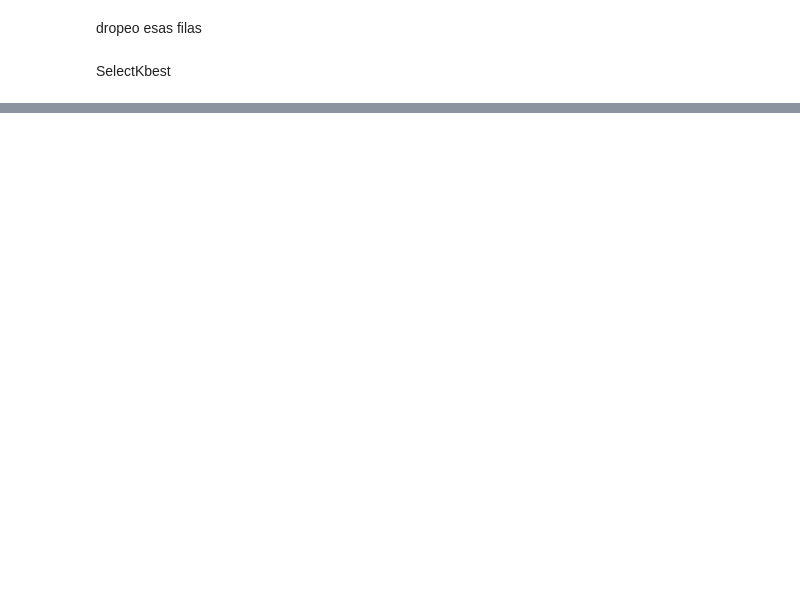
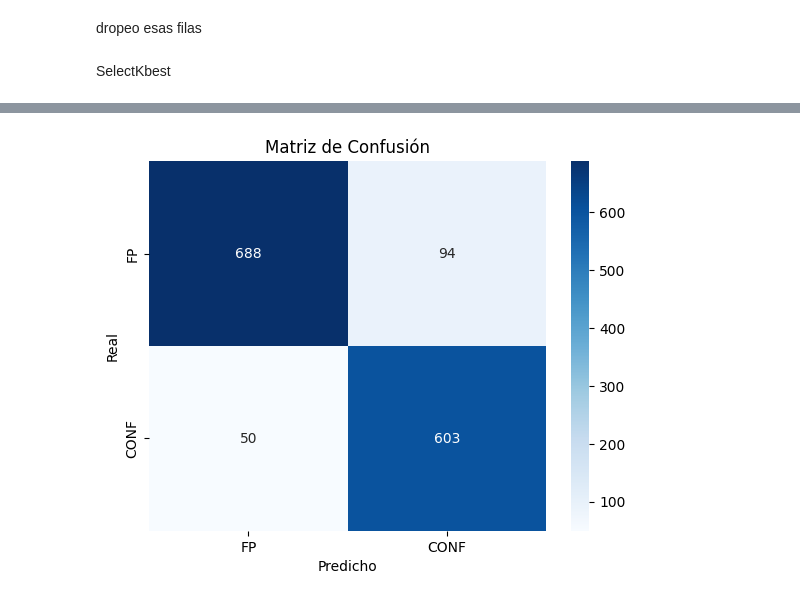
Before and after one commit to kpennington-esc/tp_adm, a Jupyter notebook: tp_adm.ipynb, the cells around one changed output, grey strips where cells are left out. Cells and saved outputs as stored; diff of their text form; code cells hidden in the pictures; blank space fills up the shorter version.

Commit message:
Se continua el add + random forest

```diff
--- a/tp_adm.ipynb
+++ b/tp_adm.ipynb
@@ -283,0 +288,84 @@ snr_normalized       427.06
+# %%
+import pandas as pd
+import numpy as np
+from sklearn.model_selection import train_test_split
+from sklearn.ensemble import RandomForestClassifier
+from sklearn.metrics import (
+    classification_report,
+    confusion_matrix,
+    roc_auc_score,
+    RocCurveDisplay
+)
+import matplotlib.pyplot as plt
+import seaborn as sns
+
+
+#  Crear variables derivadas
+
+#df['size_ratio'] = df['koi_prad'] / (df['koi_srad'] + 1e-6)
+#df['depth_duration_product'] = df['koi_depth'] * df['koi_duration']
+#df['snr_normalized'] = df['koi_model_snr'] / (df['koi_duration'] + 1e-6)
+#df['incident_per_temp'] = df['koi_insol'] / (df['koi_teq'] + 1e-6)
+
+# Dropear flags
+cols_to_drop = [
+    'koi_fpflag_nt', 'koi_fpflag_ss', 'koi_fpflag_co', 'koi_fpflag_ec'
+]
+df.drop(columns=cols_to_drop, inplace=True, errors='ignore')
+
+# Separar features y label
+
+X = df.drop(columns=['label'])
+y = df['label']
+
+
+# Dividir train/test
+
+X_train, X_test, y_train, y_test = train_test_split(
+    X, y, test_size=0.2, stratify=y, random_state=42
+)
+
+# Entrenar modelo
+
+clf = RandomForestClassifier(
+    n_estimators=150,
+    max_depth=10,
+    class_weight='balanced',
+    random_state=42
+)
+clf.fit(X_train, y_train)
+
+# Evaluación
+
+y_pred = clf.predict(X_test)
+y_prob = clf.predict_proba(X_test)[:, 1]
+
+print("\n=== Classification Report ===")
+print(classification_report(y_test, y_pred))
+
+print("ROC AUC:", roc_auc_score(y_test, y_prob))
+
+# Matriz de confusión
+conf = confusion_matrix(y_test, y_pred)
+sns.heatmap(conf, annot=True, fmt="d", cmap="Blues", xticklabels=["FP", "CONF"], yticklabels=["FP", "CONF"])
+plt.xlabel("Predicho")
+plt.ylabel("Real")
+plt.title("Matriz de Confusión")
+plt.show()
+
+# Curva ROC
+RocCurveDisplay.from_estimator(clf, X_test, y_test)
+plt.title("Curva ROC")
+plt.show()
+
+# Importancia de variables
+importances = pd.Series(clf.feature_importances_, index=X.columns)
+importances = importances.sort_values(ascending=False)
+
+plt.figure(figsize=(10, 6))
+sns.barplot(x=importances.values, y=importances.index, palette="viridis")
+plt.title("Importancia de variables (Random Forest)")
+plt.xlabel("Importancia")
+plt.tight_layout()
+plt.show()
+# %% [output]
@@ -283,0 +383 @@ snr_normalized       427.06
+[figure, added]
```
Also changed, not shown: parts of 6 cells of this notebook.
